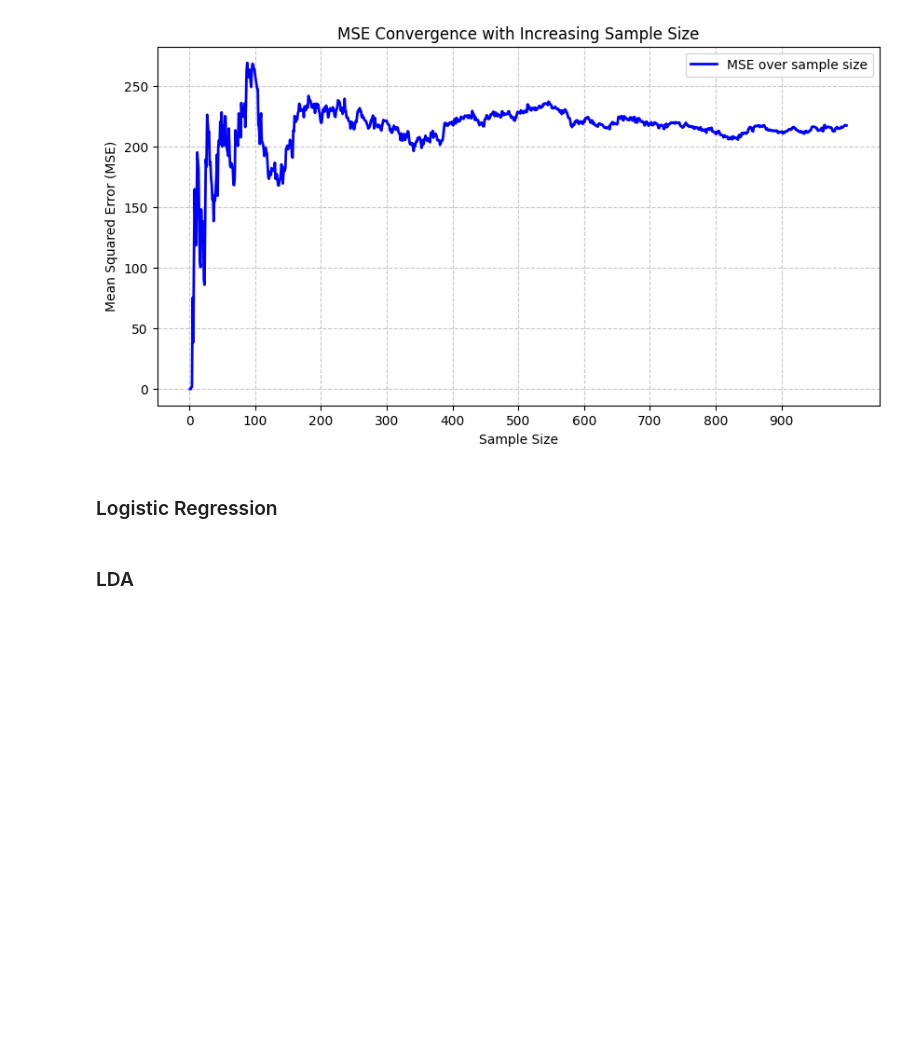
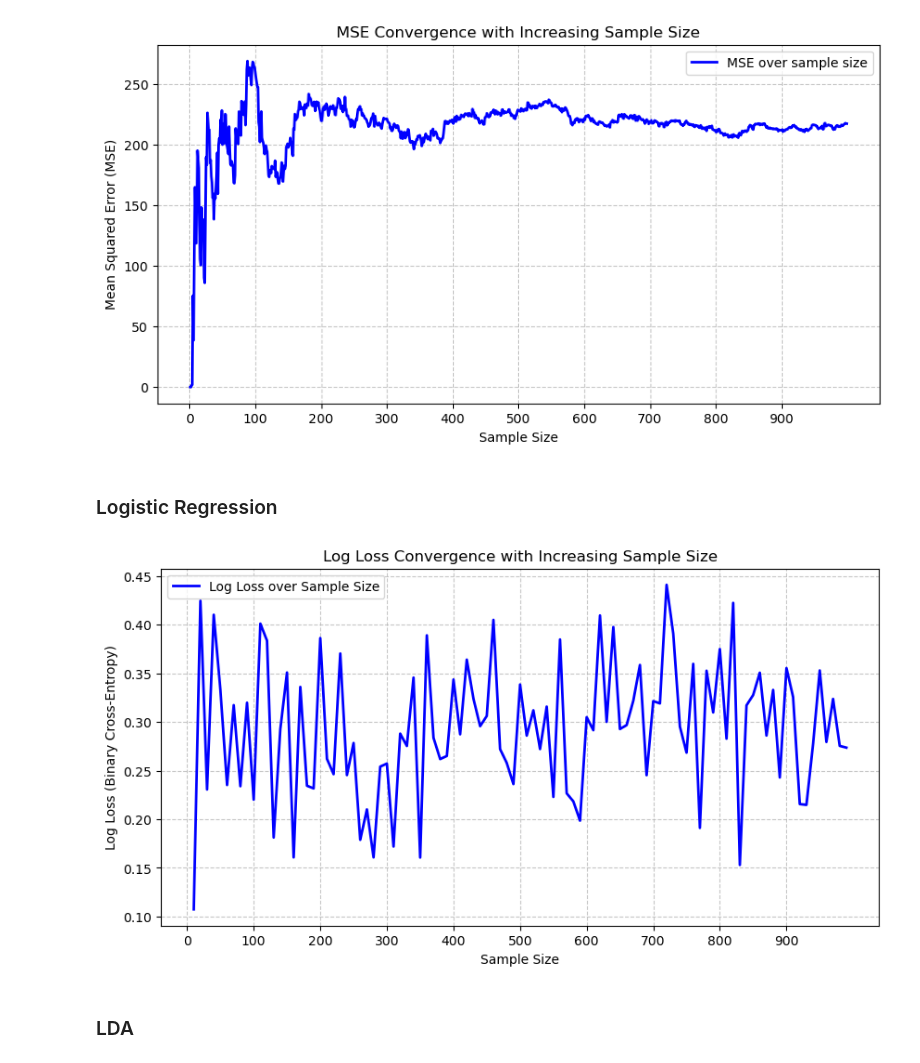
Before and after one commit to ossclaudia/MachineLearning, a Jupyter notebook: projeto.ipynb, the cells around one changed output. Saved outputs shown, nothing was run; the diff lists cells and outputs as text; code cells hidden in the pictures; blank space fills up the shorter version.

```diff
--- a/projeto.ipynb
+++ b/projeto.ipynb
@@ -79,6 +79,50 @@ plt.show()
 [figure]
 # %% [markdown]
 ### Logistic Regression
+# %%
+log_loss_values = []
+sample_sizes = []
+
+for i in range(10, 1000, 10):
+    # Generate synthetic binary classification data
+    X, y = make_classification(n_samples=i, n_features=2, n_informative=2,
+                               n_redundant=0, n_clusters_per_class=1, random_state=42)
+    y = y.reshape(-1, 1)
+    m = X.shape[0]
+
+    # Add bias term to feature matrix
+    X_b = np.c_[np.ones((m, 1)), X]
+
+    # Initialize theta with arbitrary values
+    theta = np.random.randn(3, 1)
+    learning_rate = 0.1
+    n_iterations = 100
+
+    # Gradient Descent for Logistic Regression
+    for _ in range(n_iterations):
+        z = X_b.dot(theta)
+        probs = 1 / (1 + np.exp(-z))  # Sigmoid function
+        gradients = (1 / m) * X_b.T.dot(probs - y)
+        theta -= learning_rate * gradients
+
+    # Compute log loss
+    eps = 1e-9  # Prevent log(0)
+    log_loss = -np.mean(y * np.log(probs + eps) + (1 - y) * np.log(1 - probs + eps))
+
+    log_loss_values.append(log_loss)
+    sample_sizes.append(i)
+
+plt.figure(figsize=(10, 5))
+plt.plot(sample_sizes, log_loss_values, color='blue', linewidth=2, label='Log Loss over Sample Size')
+plt.xlabel('Sample Size')
+plt.ylabel('Log Loss (Binary Cross-Entropy)')
+plt.title('Log Loss Convergence with Increasing Sample Size')
+plt.xticks(np.arange(0, 1000, 100))
+plt.grid(True, linestyle='--', alpha=0.7)
+plt.legend()
+plt.show()
+# %% [output]
+[figure, added]
 # %% [markdown]
 ### LDA
 # %%
```
Also changed, not shown: parts of 5 cells of this notebook.
